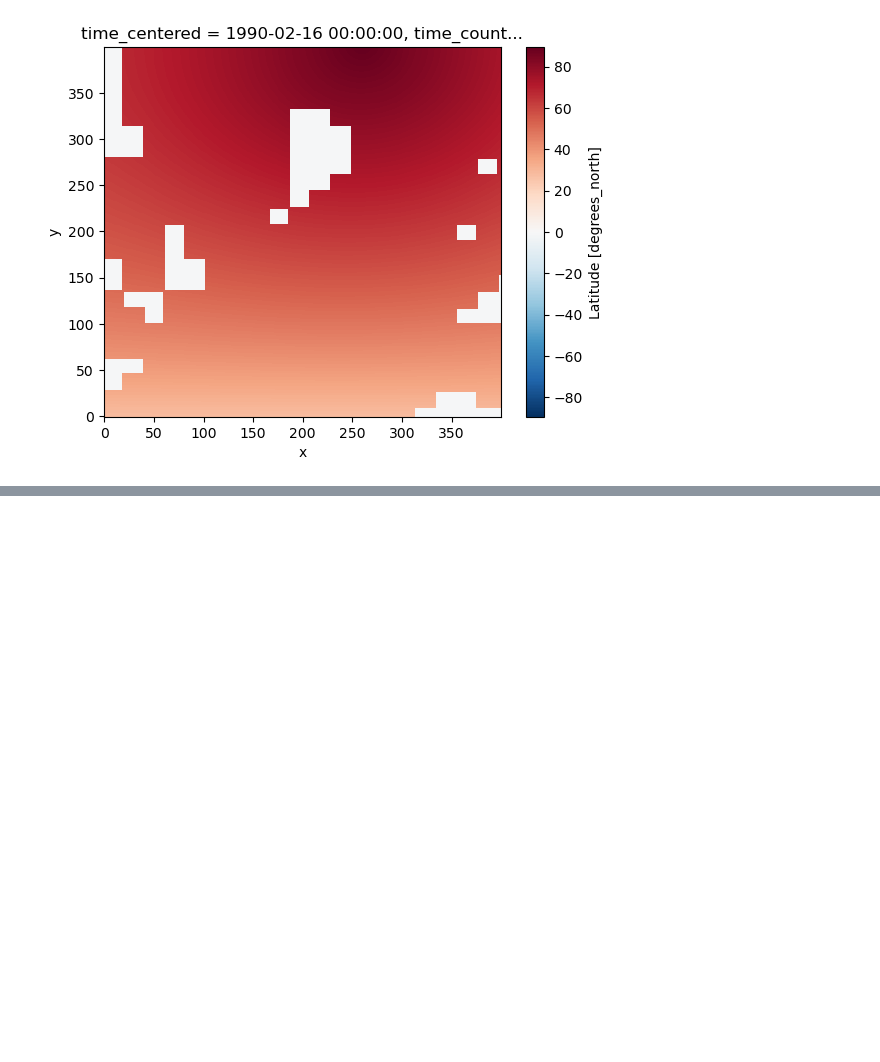
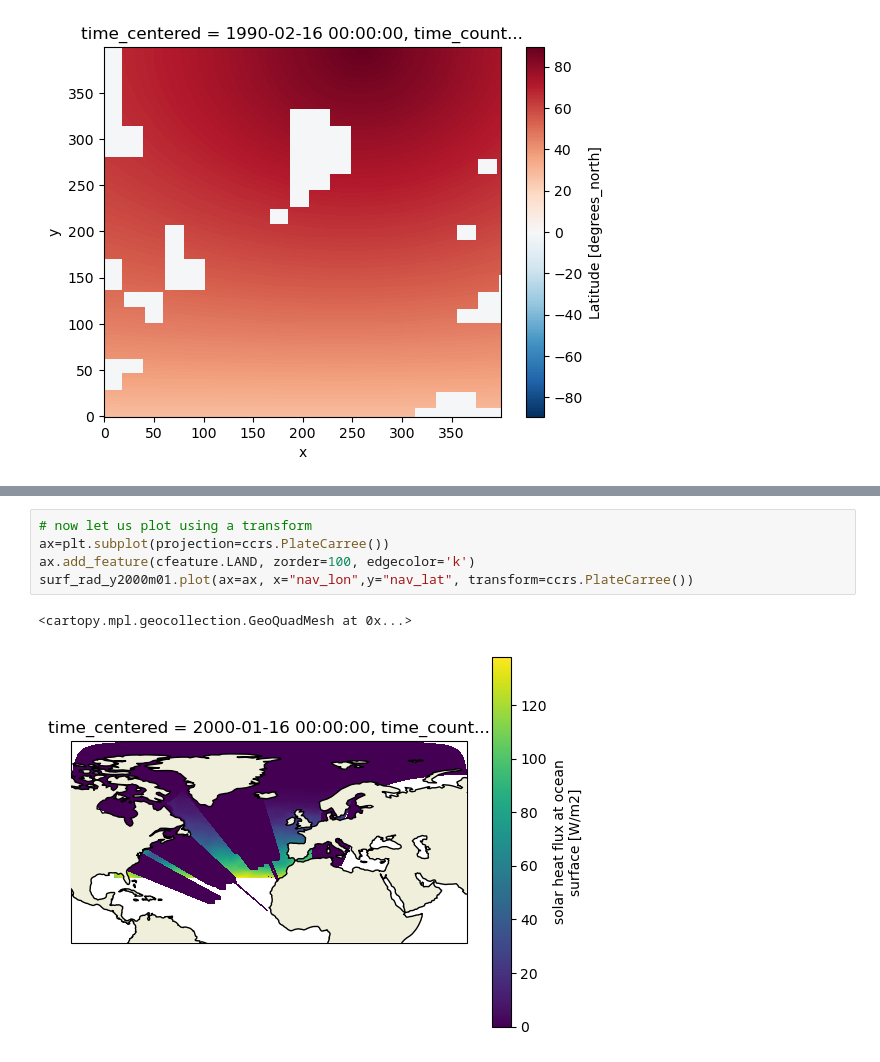
Before and after one commit to NOC-MSM/ARIA_workshop, a Jupyter notebook: Challenges/Challenge1.ipynb, the cells around one changed output, grey strips where cells are left out. Cells and saved outputs as stored; diff of their text form; blank space fills up the shorter version.

```diff
--- a/Challenges/Challenge1.ipynb
+++ b/Challenges/Challenge1.ipynb
@@ -113,0 +147,8 @@ qsr_snap.plot()
+# %%
+# now let us plot using a transform
+ax=plt.subplot(projection=ccrs.PlateCarree())
+ax.add_feature(cfeature.LAND, zorder=100, edgecolor='k')
+surf_rad_y2000m01.plot(ax=ax, x="nav_lon",y="nav_lat", transform=ccrs.PlateCarree())
+# %% [output]
+<cartopy.mpl.geocollection.GeoQuadMesh at 0x...>
+[figure, added]
```
Also changed, not shown: parts of 8 cells of this notebook.
